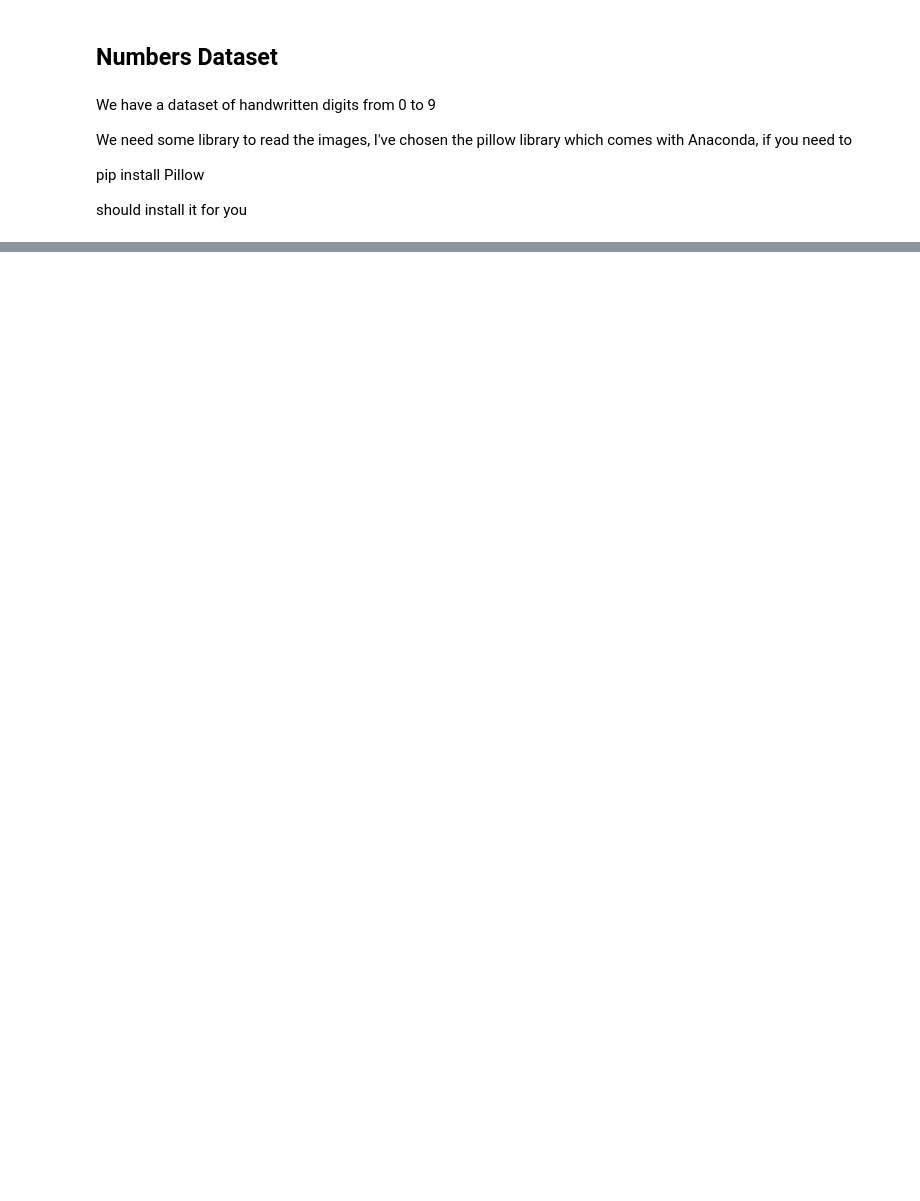
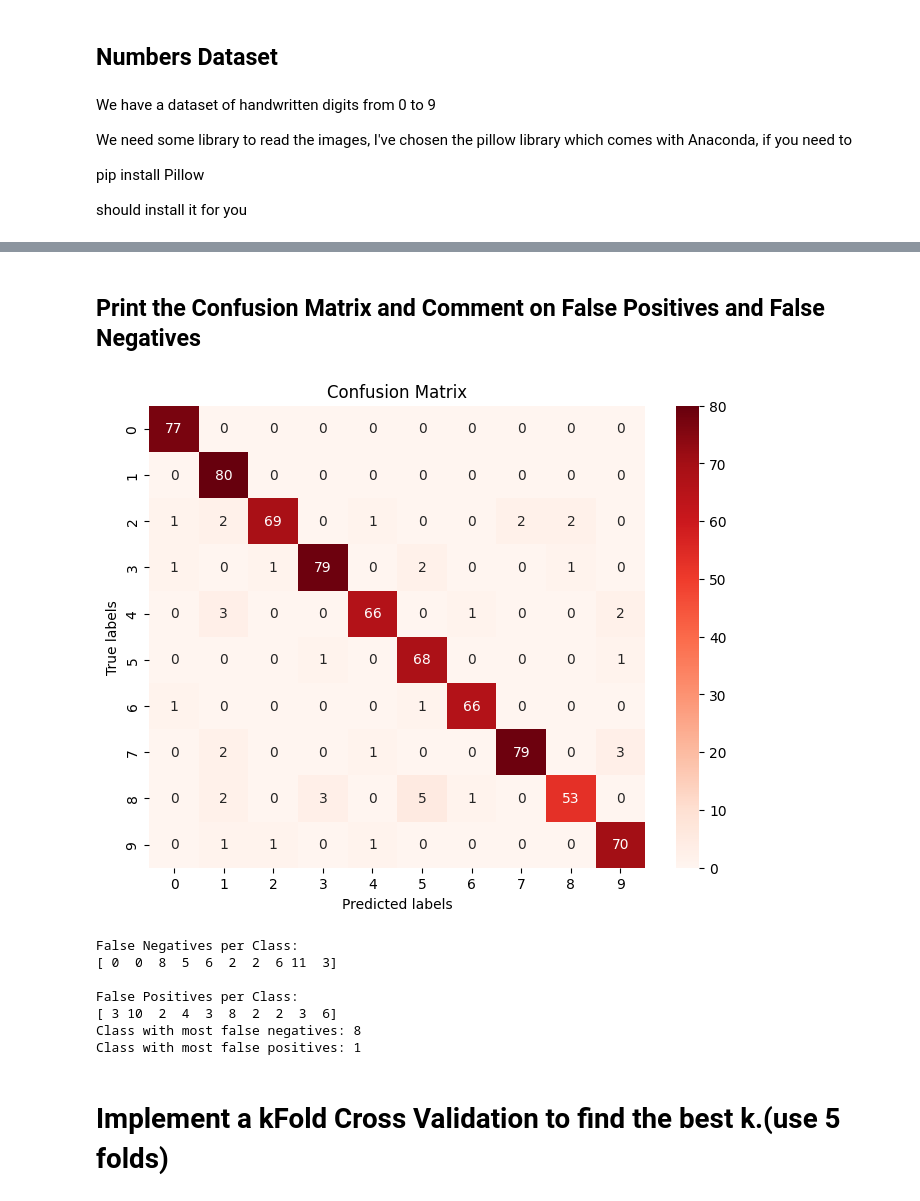
Before and after one commit to Ronan-Francis/gesture_based_ui_development, a Jupyter notebook: week5/digits.ipynb, the cells around one changed output, grey strips where cells are left out. Cells and saved outputs as stored; diff of their text form; code cells hidden in the pictures; blank space fills up the shorter version.

```diff
--- a/week5/digits.ipynb
+++ b/week5/digits.ipynb
@@ -30,0 +142,11 @@ def printexamples(X, y, examples_per_class = 10, number_of_classes = 10, mult =
+# %%
+# Make predictions on the test set
+y_pred = knn.predict(X_test)
+
+# Count the incorrect predictions
+incorrect_predictions = (y_pred != y_test).sum()
+print(f"Number of incorrect predictions on the test set: {incorrect_predictions}")
+
+# Print a classification report for the test set
+print("\nClassification Report (Test Set):")
+print(classification_report(y_test, y_pred))
@@ -30,0 +173,48 @@ def printexamples(X, y, examples_per_class = 10, number_of_classes = 10, mult =
+# %% [markdown]
+## Print the Confusion Matrix and Comment on False Positives and False Negatives
+# %%
+import seaborn as sns
+import matplotlib.pyplot as plt
+
+# Print the confusion matrix
+conf_matrix = confusion_matrix(y_test, y_pred)
+
+# Plot the confusion matrix
+plt.figure(figsize=(8, 6))
+sns.heatmap(conf_matrix, annot=True, fmt='d', cmap='Reds', xticklabels=range(10), yticklabels=range(10))
+plt.xlabel('Predicted labels')
+plt.ylabel('True labels')
+plt.title('Confusion Matrix')
+plt.show()
+
+# Analyze False Negatives and False Positives
+# False negatives: where the true class is high but predicted as low
+false_negatives = np.sum(conf_matrix, axis=1) - np.diag(conf_matrix)
+# False positives: where predicted as class k, but true class is not k
+false_positives = np.sum(conf_matrix, axis=0) - np.diag(conf_matrix)
+
+# Print which classes have the most false negatives and false positives
+print("\nFalse Negatives per Class:")
+print(false_negatives)
+
+print("\nFalse Positives per Class:")
+print(false_positives)
+
+# Class with most false negatives (should have the most missclassified instances):
+most_false_negatives = np.argmax(false_negatives)
+print(f"Class with most false negatives: {most_false_negatives}")
+
+# Class with most false positives:
+most_false_positives = np.argmax(false_positives)
+print(f"Class with most false positives: {most_false_positives}")
+# %% [output]
+[figure, added]
+False Negatives per Class:
+[ 0  0  8  5  6  2  2  6 11  3]
+
+False Positives per Class:
+[ 3 10  2  4  3  8  2  2  3  6]
+Class with most false negatives: 8
+Class with most false positives: 1
+# %% [markdown]
+# Implement a kFold Cross Validation to find the best k.(use 5 folds)
```
Also changed, not shown: parts of 12 cells of this notebook, 2 other files.
